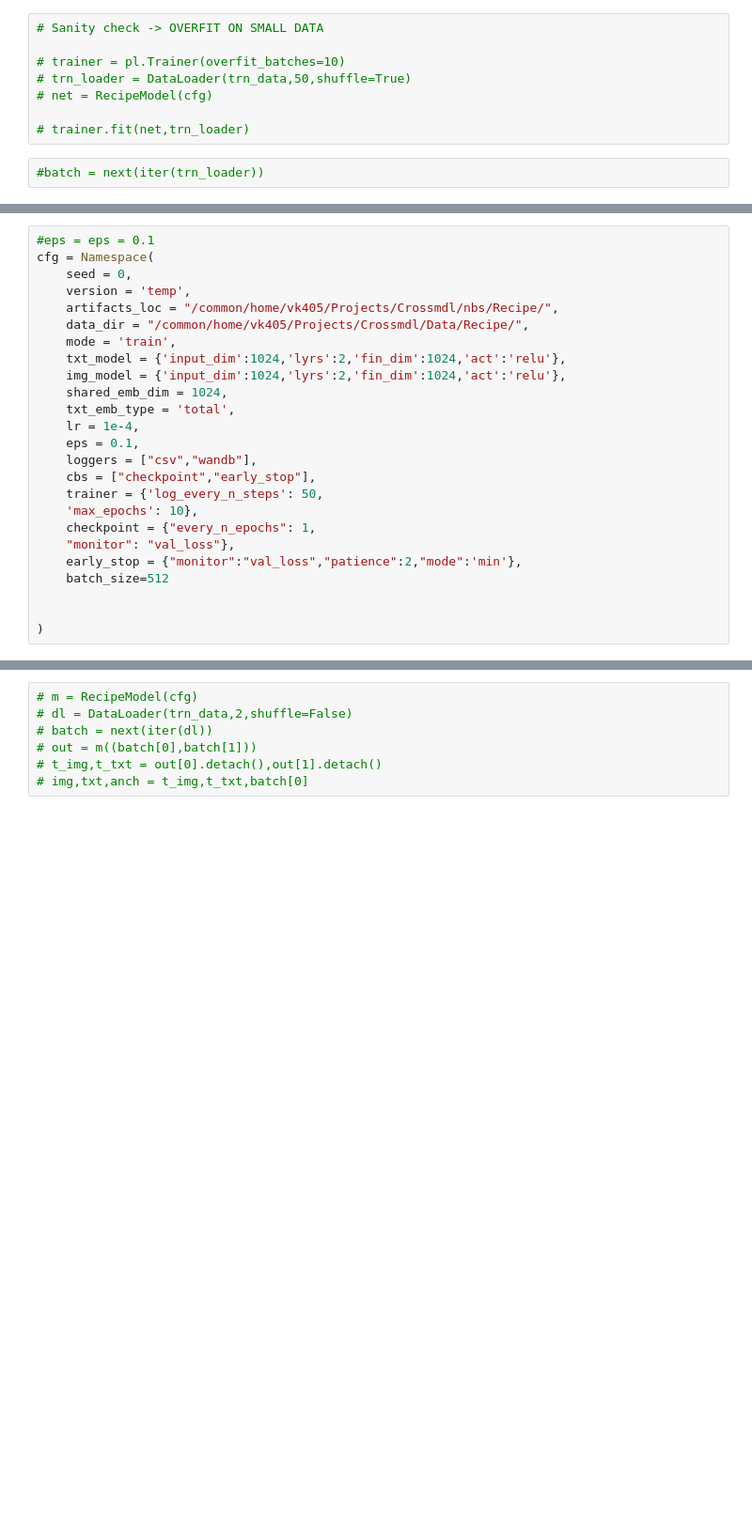
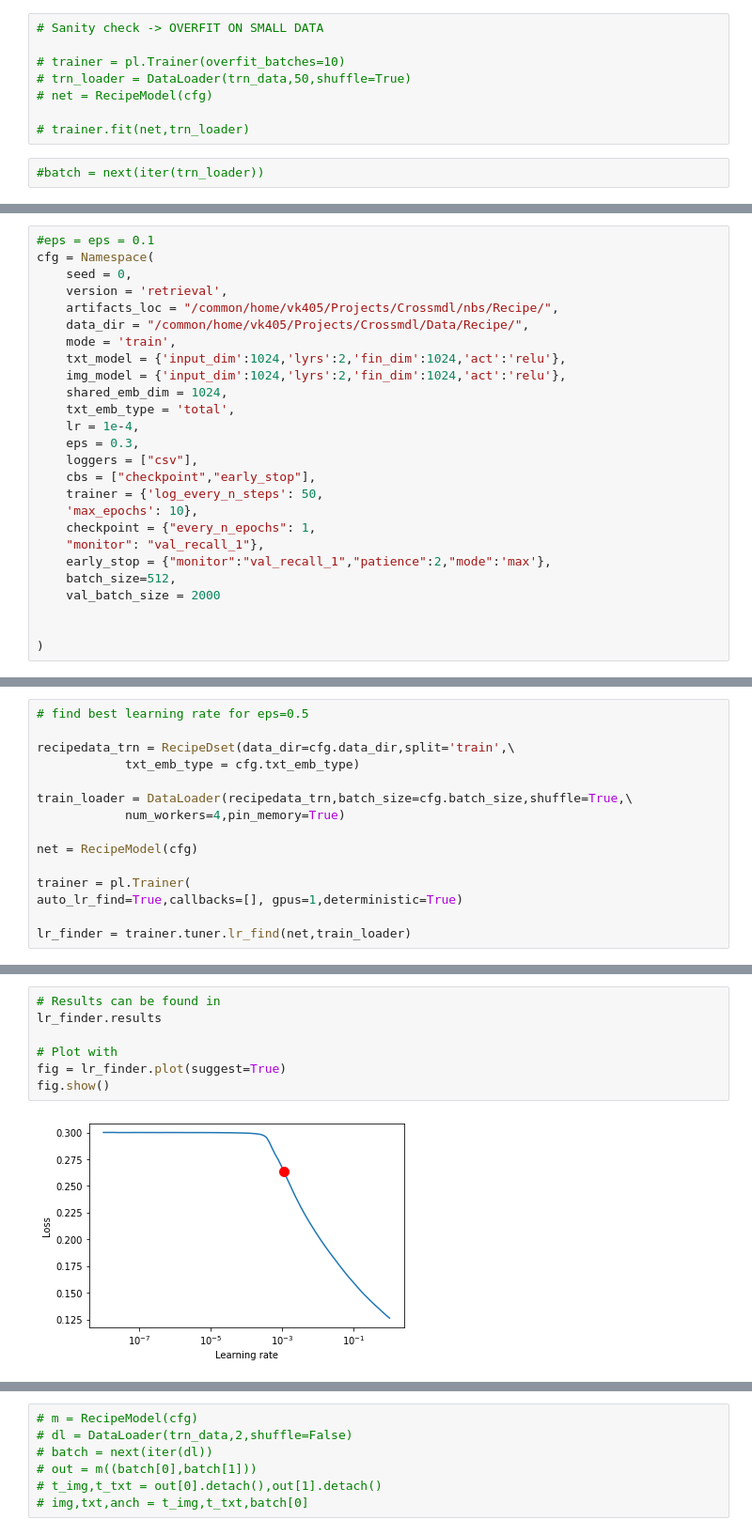
Before and after one commit to Crossmdl/Crossmdl, a Jupyter notebook: nbs/Recipe.ipynb, the cells around one changed output, grey strips where cells are left out. Shown at 94% size. Cells and saved outputs as stored; diff of their text form; blank space fills up the shorter version.

```diff
--- a/nbs/Recipe.ipynb
+++ b/nbs/Recipe.ipynb
@@ -292,7 +383,7 @@ def run(cfg):
 #eps = eps = 0.1
 cfg = Namespace(
     seed = 0,
-    version = 'temp',
+    version = 'retrieval',
     artifacts_loc = "/common/home/vk405/Projects/Crossmdl/nbs/Recipe/",
     data_dir = "/common/home/vk405/Projects/Crossmdl/Data/Recipe/",
     mode = 'train',
@@ -301,15 +392,16 @@ cfg = Namespace(
     shared_emb_dim = 1024,
     txt_emb_type = 'total',
     lr = 1e-4,
-    eps = 0.1,
-    loggers = ["csv","wandb"],
+    eps = 0.3,
+    loggers = ["csv"],
     cbs = ["checkpoint","early_stop"],
     trainer = {'log_every_n_steps': 50,
     'max_epochs': 10},
     checkpoint = {"every_n_epochs": 1,
-    "monitor": "val_loss"},
-    early_stop = {"monitor":"val_loss","patience":2,"mode":'min'},
-    batch_size=512
+    "monitor": "val_recall_1"},
+    early_stop = {"monitor":"val_recall_1","patience":2,"mode":'max'},
+    batch_size=512,
+    val_batch_size = 2000
 
 
 )
@@ -338,0 +469,15 @@ Global seed set to 0
+# %%
+# find best learning rate for eps=0.5
+
+recipedata_trn = RecipeDset(data_dir=cfg.data_dir,split='train',\
+            txt_emb_type = cfg.txt_emb_type)
+
+train_loader = DataLoader(recipedata_trn,batch_size=cfg.batch_size,shuffle=True,\
+            num_workers=4,pin_memory=True)
+
+net = RecipeModel(cfg)
+
+trainer = pl.Trainer(
+auto_lr_find=True,callbacks=[], gpus=1,deterministic=True)
+
+lr_finder = trainer.tuner.lr_find(net,train_loader)
@@ -338,0 +489,9 @@ Global seed set to 0
+# %%
+# Results can be found in
+lr_finder.results
+
+# Plot with
+fig = lr_finder.plot(suggest=True)
+fig.show()
+# %% [output]
+[figure, added]
```
Also changed, not shown: parts of 18 cells of this notebook.
